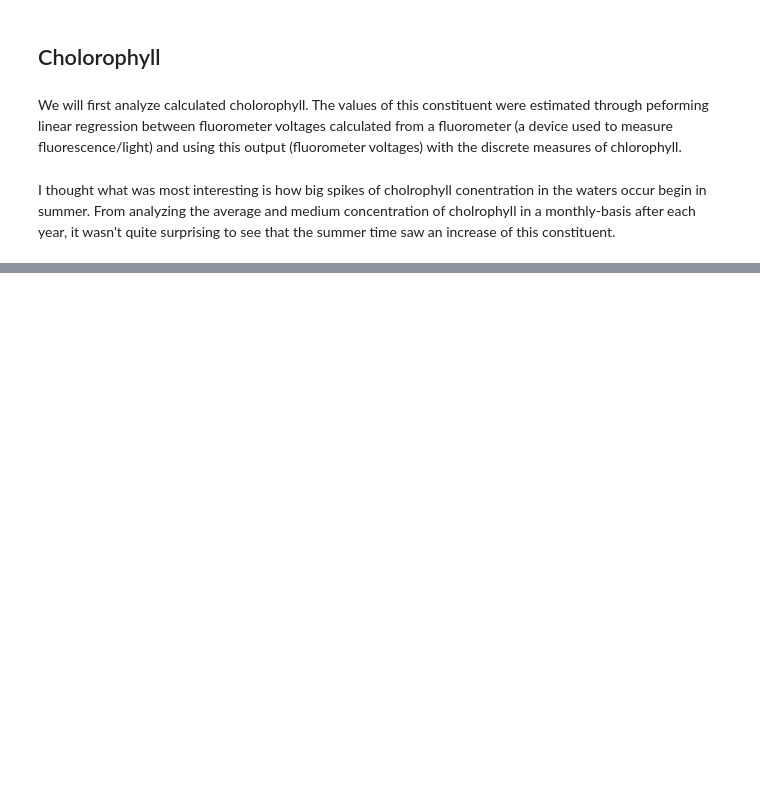
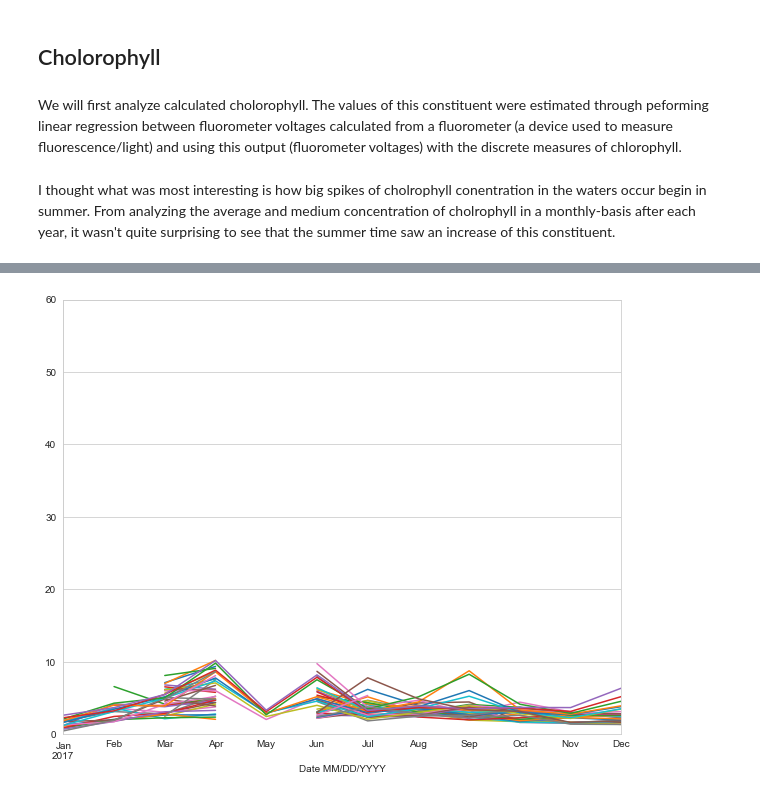
Before and after one commit to xbriandavid/bayareaWater, a Jupyter notebook: analysis.ipynb, the cells around one changed output, grey strips where cells are left out. Drawn from its saved outputs; the diff is of its cells as text; code cells hidden in the pictures; blank space fills up the shorter version.

```diff
--- a/analysis.ipynb
+++ b/analysis.ipynb
@@ -54,0 +66,5 @@ SyntaxError: EOL while scanning string literal (<ipython-input-10-45bf2718fff1>,
+# %%
+#2017 plot
+monthlyMeanPlot(year2017Chloro)
+# %% [output]
+[figure, added]
```
Also changed, not shown: parts of 7 cells of this notebook.
